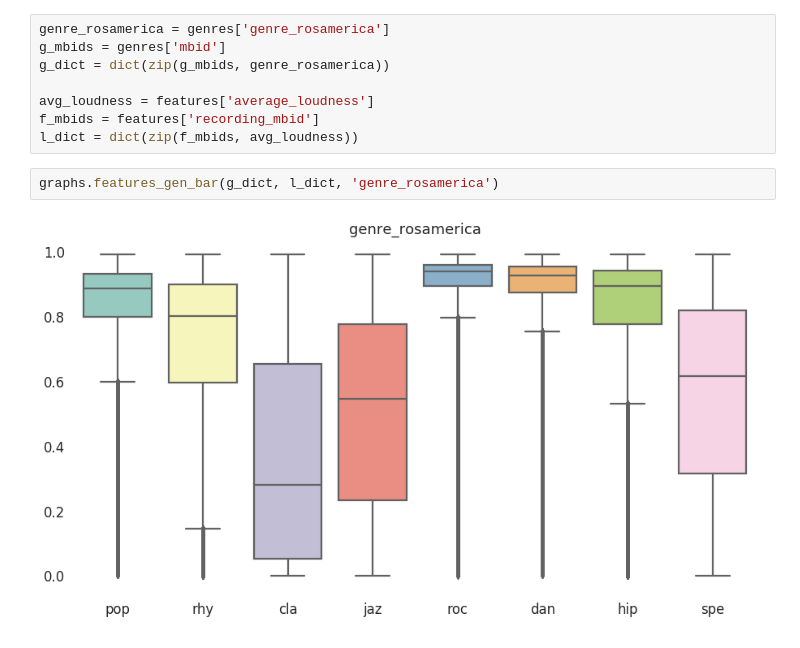
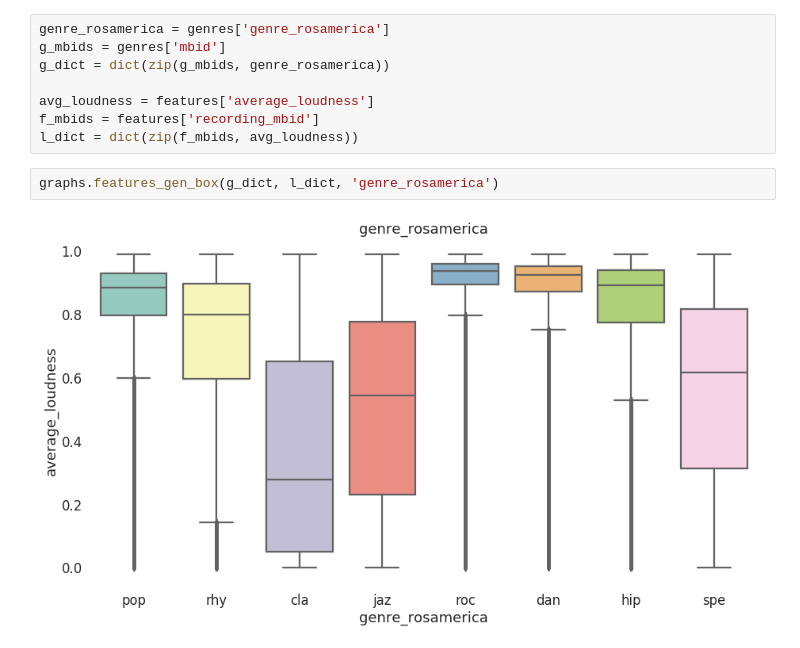
Before and after one commit to MTG/acousticbrainz-labs, a Jupyter notebook: data-analysis/Features-Genre.ipynb, the cells around one changed output. Cells and saved outputs as stored; diff of their text form.

```diff
--- a/data-analysis/Features-Genre.ipynb
+++ b/data-analysis/Features-Genre.ipynb
@@ -17,6 +17,6 @@ avg_loudness = features['average_loudness']
 f_mbids = features['recording_mbid']
 l_dict = dict(zip(f_mbids, avg_loudness))
 # %%
-graphs.features_gen_bar(g_dict, l_dict, 'genre_rosamerica')
+graphs.features_gen_box(g_dict, l_dict, 'genre_rosamerica')
 # %% [output]
-[figure, old version]
+[figure, new version]
```
Also changed, not shown: 2 other files.
